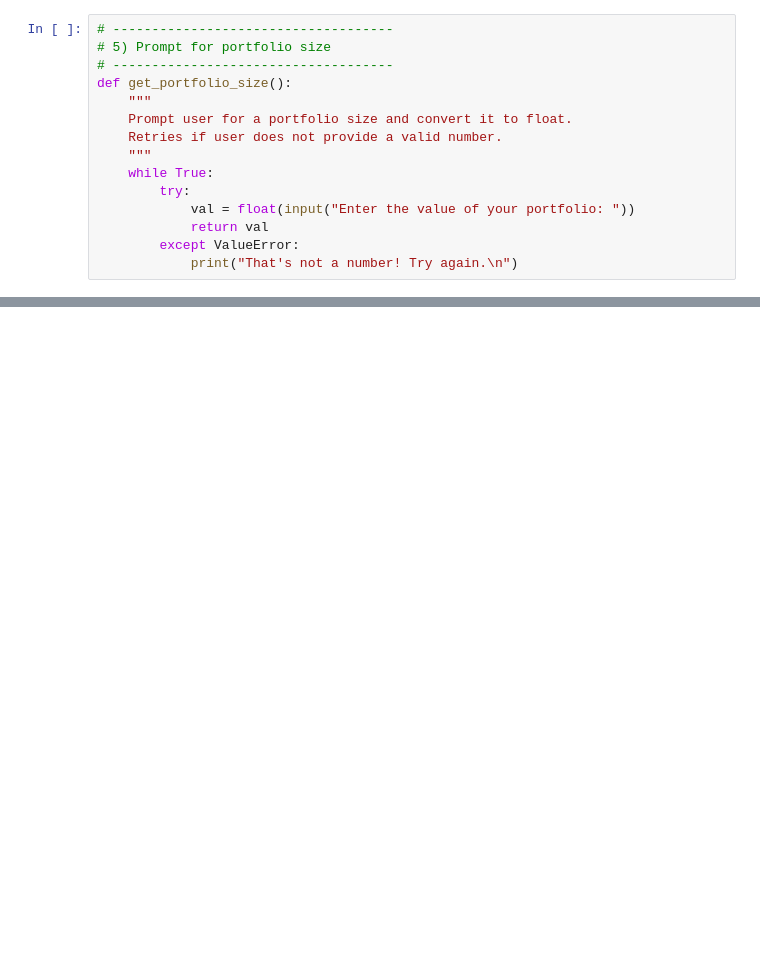
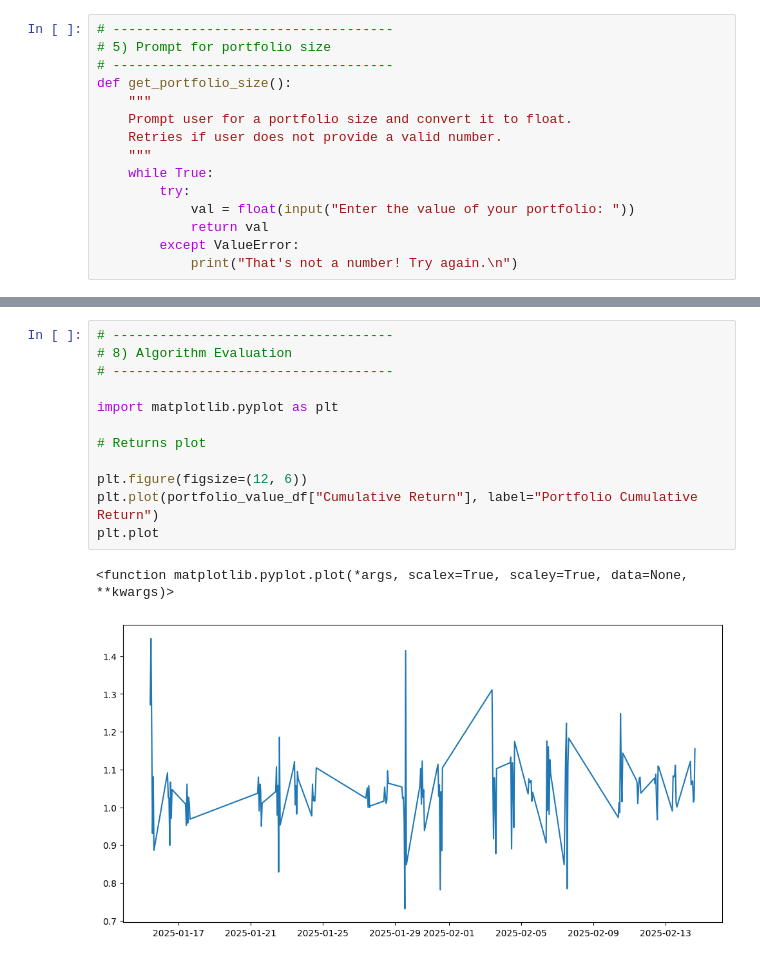
Before and after one commit to jdstyles01/Trading-BOT, a Jupyter notebook: Algo1_consolidado.ipynb, the cells around one changed output, grey strips where cells are left out. Cells and saved outputs as stored; diff of their text form; blank space fills up the shorter version.

```diff
--- a/Algo1_consolidado.ipynb
+++ b/Algo1_consolidado.ipynb
@@ -335,0 +479,15 @@ asset_value_df
+# %%
+# ------------------------------------
+# 8) Algorithm Evaluation
+# ------------------------------------
+
+import matplotlib.pyplot as plt
+
+# Returns plot
+
+plt.figure(figsize=(12, 6))
+plt.plot(portfolio_value_df["Cumulative Return"], label="Portfolio Cumulative Return")
+plt.plot
+# %% [output]
+<function matplotlib.pyplot.plot(*args, scalex=True, scaley=True, data=None, **kwargs)>
+[figure, added]
```
Also changed, not shown: parts of 12 cells of this notebook, 1 other file.
